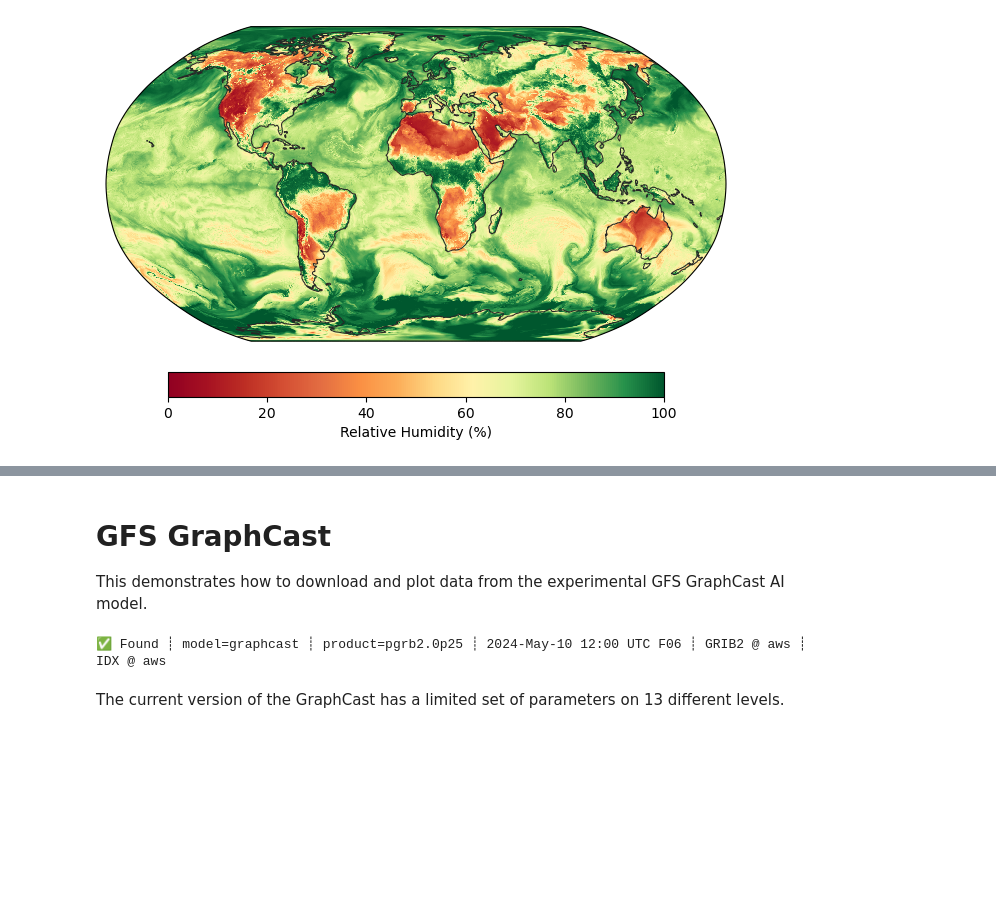
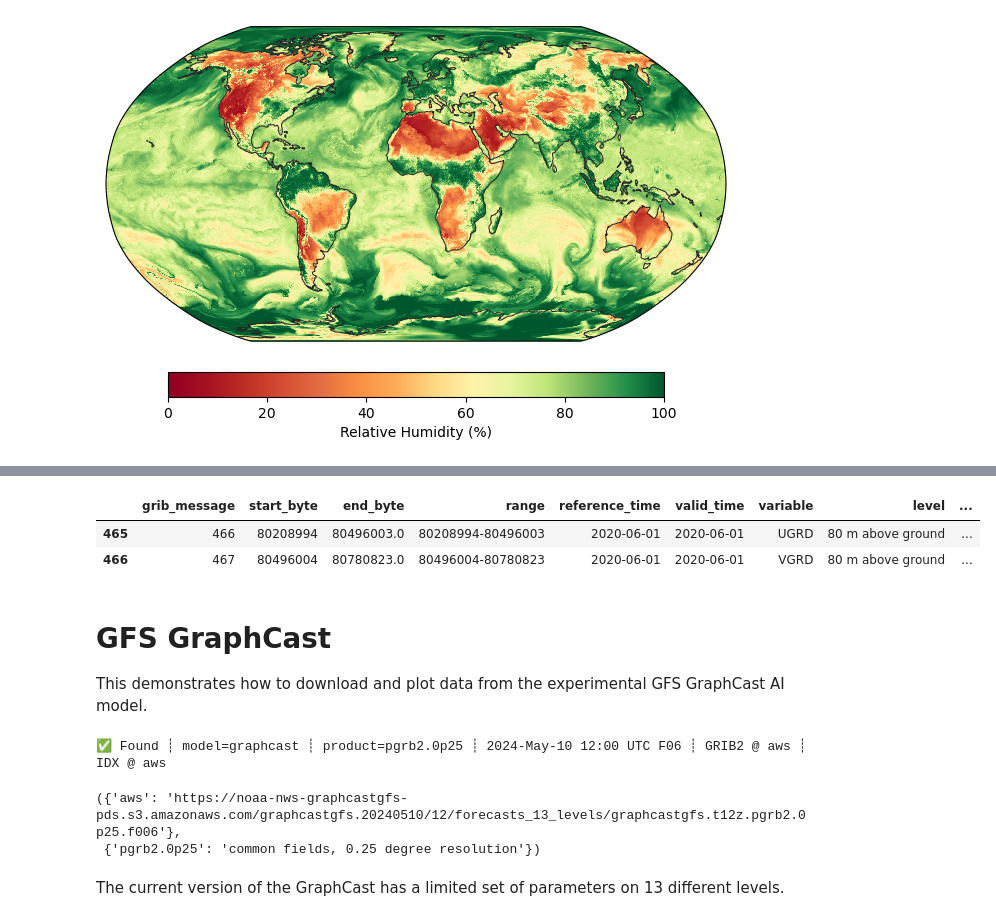
Before and after one commit to blaylockbk/Herbie, a Jupyter notebook: docs/gallery/noaa_models/gfs.ipynb, the cells around one changed output, grey strips where cells are left out. Drawn from its saved outputs; the diff is of its cells as text; code cells hidden in the pictures; blank space fills up the shorter version.

Commit message:
Added NCEI as GFS source older than Jan 1, 2021 Fixes #325

```diff
--- a/docs/gallery/noaa_models/gfs.ipynb
+++ b/docs/gallery/noaa_models/gfs.ipynb
@@ -104,0 +113,3 @@ plt.colorbar(
+# %%
+# Look for file in all available sources
+H = Herbie("2020-06-01", model="gfs")
@@ -105,11 +125,20 @@ plt.colorbar(
+# %%
+H.inventory("GRD:80 m above")
+# %% [output]
+|  | grib_message | start_byte | end_byte | range | reference_time | valid_time | variable | level | ... |
+| 465 | 466 | 80208994 | 80496003.0 | 80208994-80496003 | 2020-06-01 | 2020-06-01 | UGRD | 80 m above ground | ... |
+| 466 | 467 | 80496004 | 80780823.0 | 80496004-80780823 | 2020-06-01 | 2020-06-01 | VGRD | 80 m above ground | ... |
 # %% [markdown]
 # GFS GraphCast
 
 This demonstrates how to download and plot data from the experimental GFS GraphCast AI model.
 # %%
 H = Herbie("2024-05-10 12:00", model="graphcast", fxx=6)
+H.SOURCES, H.PRODUCTS
 # %% [output]
 ✅ Found ┊ model=graphcast ┊ product=pgrb2.0p25 ┊ 2024-May-10 12:00 UTC F06 ┊ GRIB2 @ aws ┊ IDX @ aws
+({'aws': 'https://noaa-nws-graphcastgfs-pds.s3.amazonaws.com/graphcastgfs.20240510/12/forecasts_13_levels/graphcastgfs.t12z.pgrb2.0p25.f006'},
+ {'pgrb2.0p25': 'common fields, 0.25 degree resolution'})
 # %% [markdown]
 The current version of the GraphCast has a limited set of parameters on 13 different levels.
 # %%
```
Also changed, not shown: parts of 10 cells of this notebook, 1 other file.
